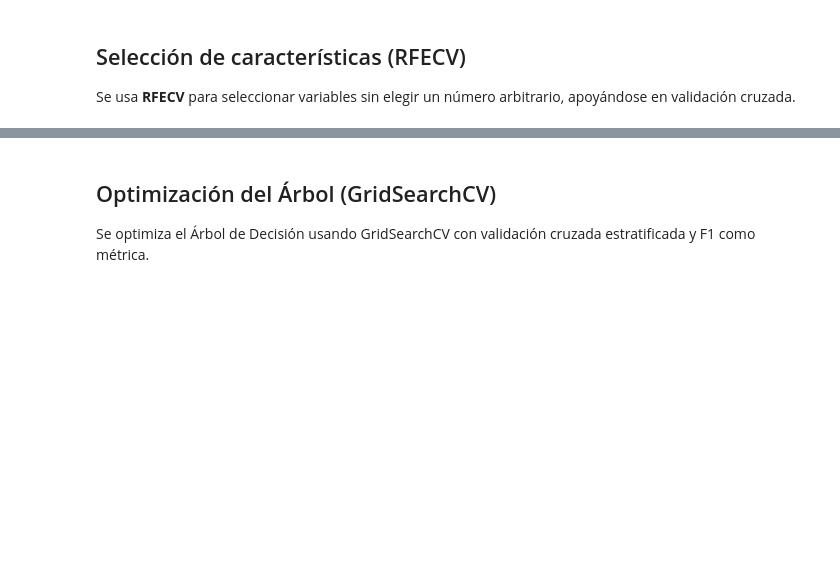
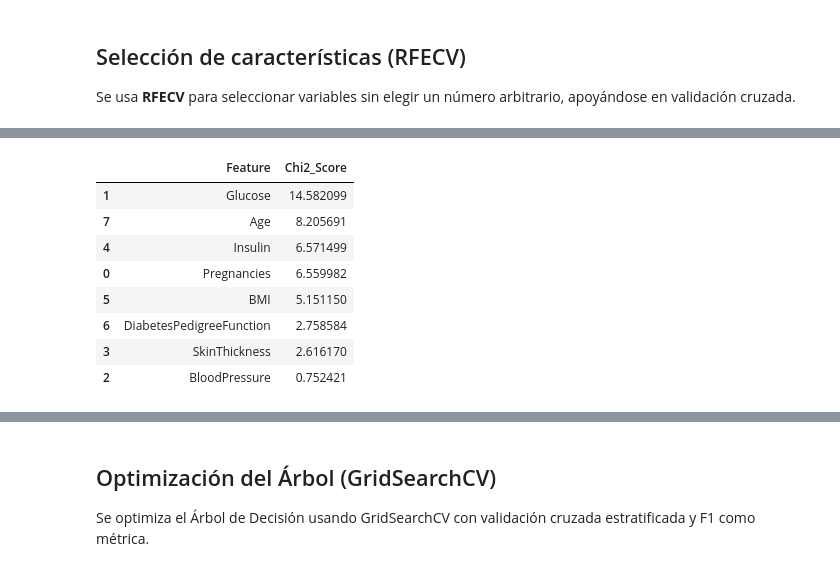
Before and after one commit to 4GeeksAcademy/dori1888-intro-ml, a Jupyter notebook: src/04-decission-tree.ipynb, the cells around one changed output, grey strips where cells are left out. Cells and saved outputs as stored; diff of their text form; code cells hidden in the pictures; blank space fills up the shorter version.

```diff
--- a/src/04-decission-tree.ipynb
+++ b/src/04-decission-tree.ipynb
@@ -207,0 +222,29 @@ N features: 8
+# %%
+from sklearn.feature_selection import SelectKBest, chi2
+from sklearn.preprocessing import MinMaxScaler
+
+X_full = df.drop(columns=[target])
+y_full = df[target]
+
+scaler = MinMaxScaler()
+X_scaled = scaler.fit_transform(X_full)
+
+chi2_selector = SelectKBest(score_func=chi2, k="all")
+chi2_selector.fit(X_scaled, y_full)
+
+chi2_scores = pd.DataFrame({
+    "Feature": X_full.columns,
+    "Chi2_Score": chi2_selector.scores_
+}).sort_values("Chi2_Score", ascending=False)
+
+chi2_scores
+# %% [output]
+|  | Feature | Chi2_Score |
+| 1 | Glucose | 14.582099 |
+| 7 | Age | 8.205691 |
+| 4 | Insulin | 6.571499 |
+| 0 | Pregnancies | 6.559982 |
+| 5 | BMI | 5.151150 |
+| 6 | DiabetesPedigreeFunction | 2.758584 |
+| 3 | SkinThickness | 2.616170 |
+| 2 | BloodPressure | 0.752421 |
```
Also changed, not shown: parts of 16 cells of this notebook, 3 other files.
